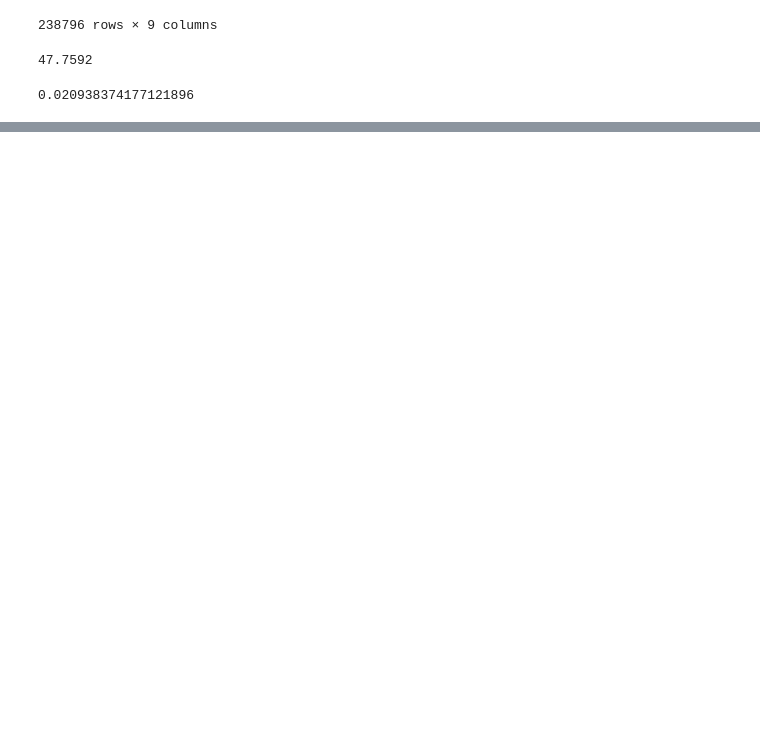
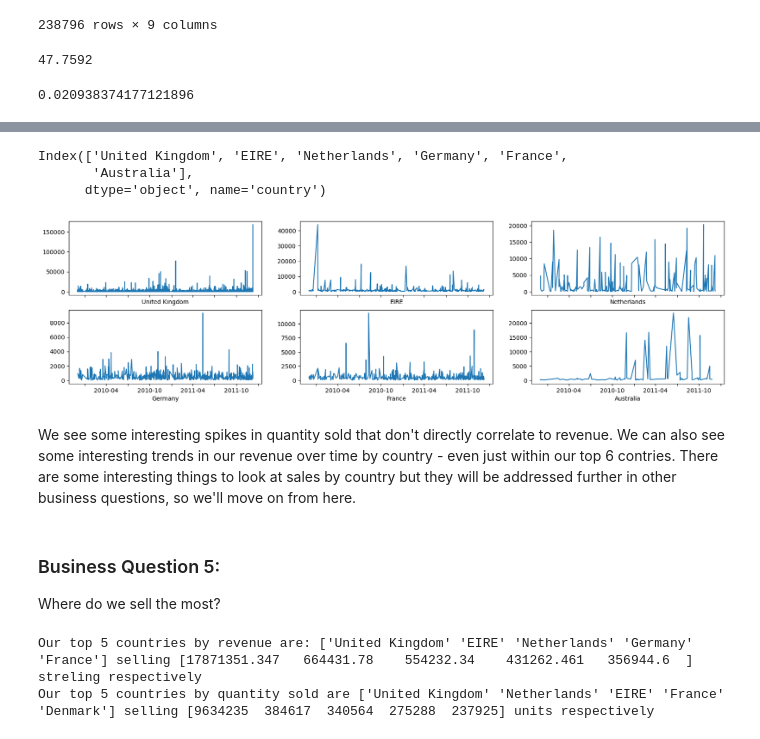
Before and after one commit to zadealfalah/salesSample, a Jupyter notebook: onlineRetail2/onlineRetail.ipynb, the cells around one changed output, grey strips where cells are left out. Saved outputs shown, nothing was run; the diff lists cells and outputs as text; code cells hidden in the pictures; blank space fills up the shorter version.

```diff
--- a/onlineRetail2/onlineRetail.ipynb
+++ b/onlineRetail2/onlineRetail.ipynb
@@ -167,0 +216,42 @@ https://stackoverflow.com/questions/33495194/mysql-insert-on-duplicate-update-fo
+# %%
+top6Countries = df.groupby(["country"]).sum().revenue.nlargest(6).keys()  # Get top 5 countries' names, sorted by sum of revenues.
+top6Countries
+# %% [output]
+Index(['United Kingdom', 'EIRE', 'Netherlands', 'Germany', 'France',
+       'Australia'],
+      dtype='object', name='country')
+# %%
+def showCountrySales(countries, n=2, setShareY=False):
+    """
+    Small function to plot country revenue over time
+
+    args:
+        countries (list): List of contries to plot revenue over time for
+        n (int): Skip every n'th xlabel for cleaner graphs.  Default skips every other one.
+        setShareY (bool): Set if you want the y axes to be shared.  Off by default due to UK dominating in our example
+    """
+    fig, axs = plt.subplots((len(countries))//3, 3, figsize=(20,5), sharex=True, sharey=setShareY)
+    grouped = df.groupby(["country","invoicedate"]).sum().revenue
+    for country, ax in zip(countries, fig.axes):
+        ax.plot(grouped[country]);
+        plt.setp(ax.get_xticklabels()[::n], visible=False)
+        ax.set_xlabel(country)
+    plt.show()
+# %%
+showCountrySales(top6Countries)
+# %% [output]
+[figure, added]
+# %% [markdown]
+We see some interesting spikes in quantity sold that don't directly correlate to revenue.  We can also see some interesting trends in our revenue over time by country - even just within our top 6 contries.  There are some interesting things to look at sales by country but they will be addressed further in other business questions, so we'll move on from here.
+# %% [markdown]
+### Business Question 5:
+Where do we sell the most?
+# %%
+n=5
+topNRevenue = df.groupby(["country"]).sum().revenue.nlargest(n)
+topNQuantity = df.groupby(["country"]).sum().quantity.nlargest(n)
+print(f"Our top {n} countries by revenue are: {topNRevenue.keys().values} selling {topNRevenue.values} streling respectively")
+print(f"Our top {n} countries by quantity sold are {topNQuantity.keys().values} selling {topNQuantity.values} units respectively")
+# %% [output]
+Our top 5 countries by revenue are: ['United Kingdom' 'EIRE' 'Netherlands' 'Germany' 'France'] selling [17871351.347   664431.78    554232.34    431262.461   356944.6  ] streling respectively
+Our top 5 countries by quantity sold are ['United Kingdom' 'Netherlands' 'EIRE' 'France' 'Denmark'] selling [9634235  384617  340564  275288  237925] units respectively
```
Also changed, not shown: parts of 41 cells of this notebook.
